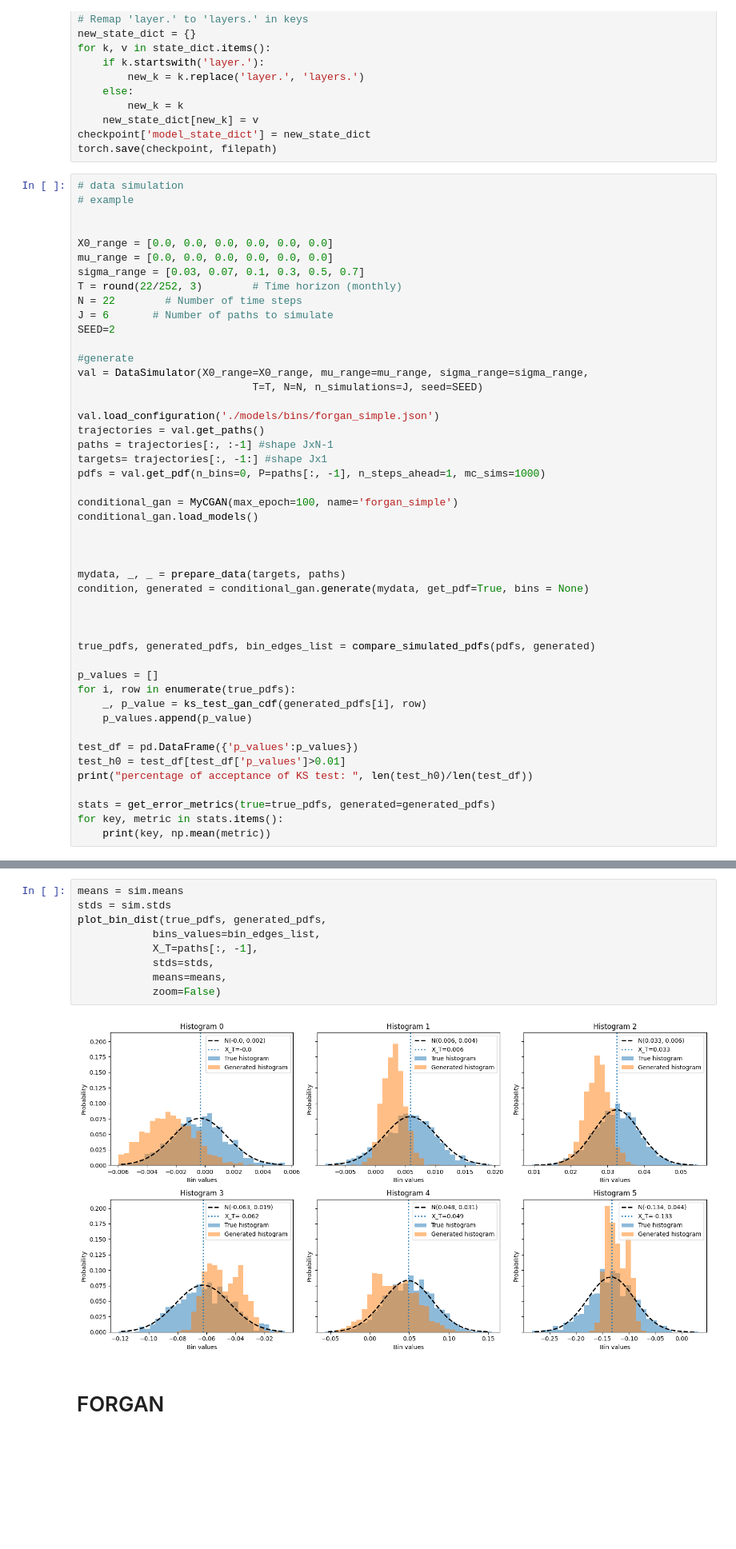
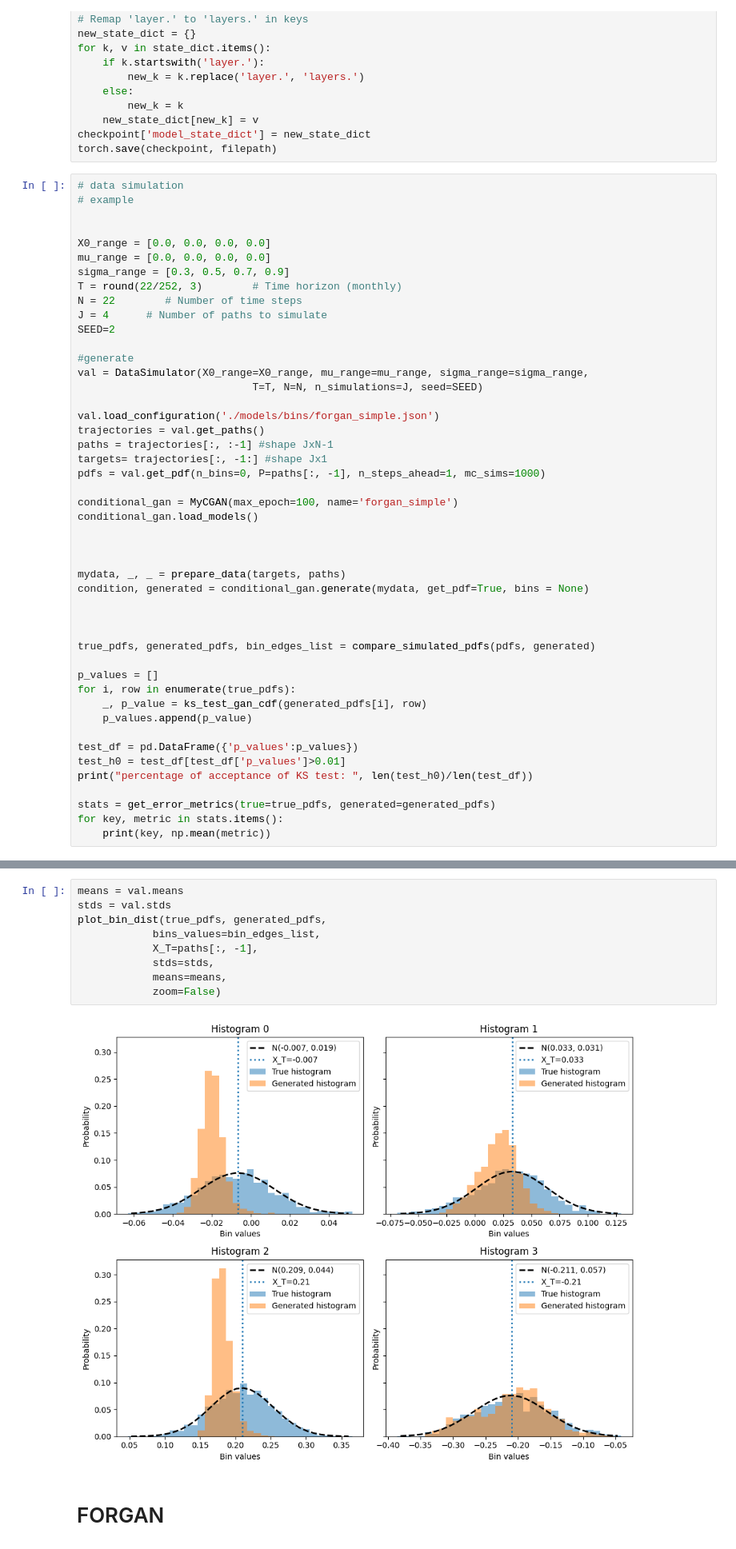
Before and after one commit to matteorofrano/CGAN-for-probability-distribution-generation, a Jupyter notebook: tests.ipynb, the cells around one changed output, grey strips where cells are left out. Shown at 80% size. Drawn from its saved outputs; the diff is of its cells as text; blank space fills up the shorter version.

```diff
--- a/tests.ipynb
+++ b/tests.ipynb
@@ -300,12 +300,12 @@ torch.save(checkpoint, filepath)
 # example
 
 
-X0_range = [0.0, 0.0, 0.0, 0.0, 0.0, 0.0]
-mu_range = [0.0, 0.0, 0.0, 0.0, 0.0, 0.0]
-sigma_range = [0.03, 0.07, 0.1, 0.3, 0.5, 0.7]
+X0_range = [0.0, 0.0, 0.0, 0.0]
+mu_range = [0.0, 0.0, 0.0, 0.0]
+sigma_range = [0.3, 0.5, 0.7, 0.9]
 T = round(22/252, 3)        # Time horizon (monthly)
 N = 22        # Number of time steps
-J = 6       # Number of paths to simulate
+J = 4      # Number of paths to simulate
 SEED=2
 
 #generate
@@ -361,14 +361,14 @@ emd_distance 0.01497676282051282
 # %%
-means = sim.means
-stds = sim.stds
+means = val.means
+stds = val.stds
 plot_bin_dist(true_pdfs, generated_pdfs,
             bins_values=bin_edges_list,
             X_T=paths[:, -1],
             stds=stds,
             means=means,
             zoom=False)
 # %% [output]
-[figure, old version]
+[figure, new version]
 # %% [markdown]
 # FORGAN
 # %%
```
Also changed, not shown: parts of 23 cells of this notebook, 56 other files.
